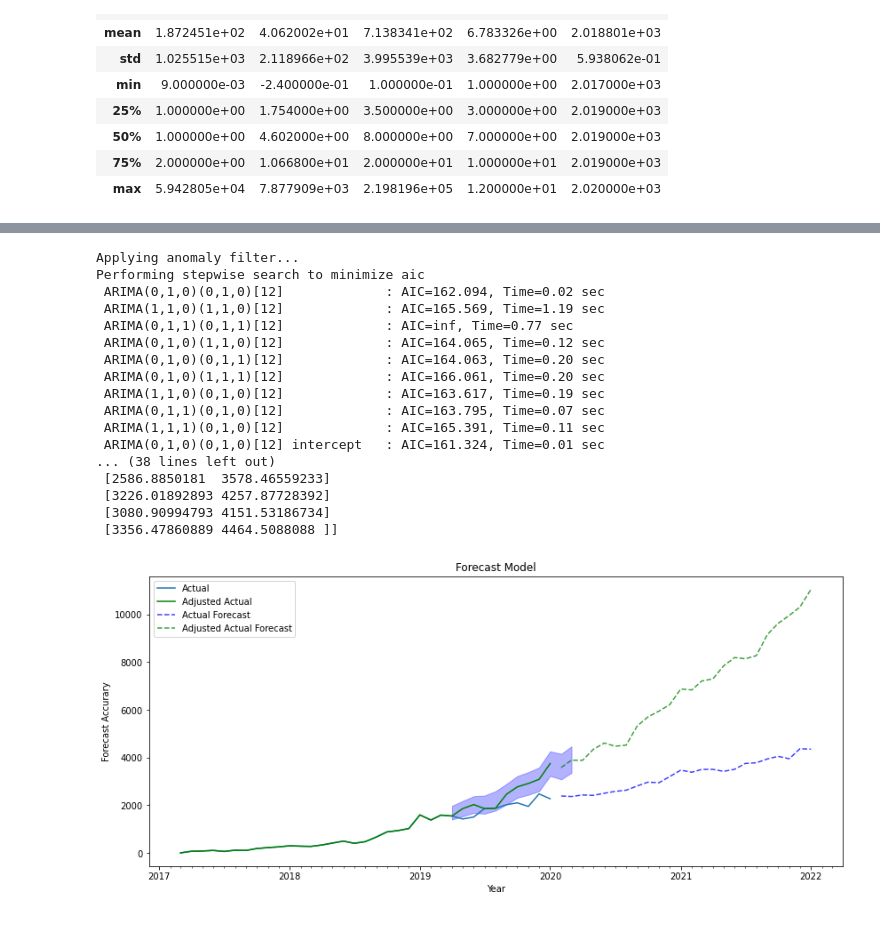
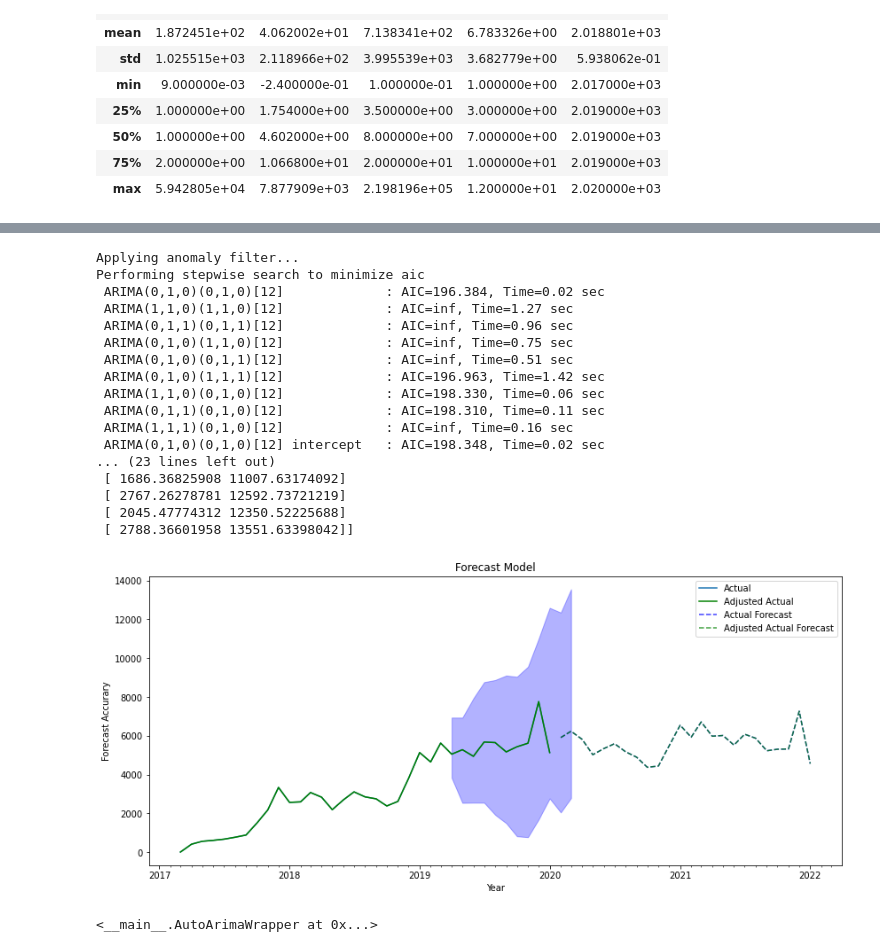
Before and after one commit to odog96veritic/forecast_generator, a Jupyter notebook: notebooks/test_daily_to_monthly.ipynb, the cells around one changed output, grey strips where cells are left out. Cells and saved outputs as stored; diff of their text form; code cells hidden in the pictures.

```diff
--- a/notebooks/test_daily_to_monthly.ipynb
+++ b/notebooks/test_daily_to_monthly.ipynb
@@ -117,14 +117,22 @@ class AutoArimaWrapper(ModelWrapper):
         return conf_int
 
 class KerasWrapper(ModelWrapper):
+    # WIP
     def __init__(self, **kwargs):
+        self.__kwargs = kwargs
         super().__init__(**kwargs)
 
+    def fit(self, y: typing.Union[list, np.array]):
+        kwargs = self.__kwargs.copy()
+        try:
+            kwargs.pop('y')
+        except:
+            pass
+        self.__model = pmdarima.auto_arima(y=y, **kwargs)
 
+    def predict(self, *args, **kwargs):
+        return self.__model.predict(*args, **kwargs)
 
-
-## Changes to be made
-## 1 would like to add an argument
 
 class TSFM(object):
     def __init__(self,
@@ -134,9 +142,9 @@ class TSFM(object):
                  target_variable: typing.Union[int, str],
                  value_variable: typing.Union[int, str],
                  stop_date: str,         # stop date of train set, to split df to train and test sets
-                 model_wrapper: ModelWrapper,
                  input_is_monthly: bool,
                  output_is_monthly: bool,
+                 model_wrapper: ModelWrapper = None,
                  section_list: list = None,
                  alpha: float = 0.05,):
                 #  stepwise: bool = True,
@@ -183,6 +191,10 @@ class TSFM(object):
             return
         self.df = df.copy()
 
+        if self.model_wrapper is None:
+            print("Model wrapper is None, no model is trained.")
+            return
+
         # keys: sections(territories), value: list(train, test, pred), for easy storing and fetching data
         self.df_dict = dict()
         self.model_dict = dict()
@@ -222,8 +234,11 @@ class TSFM(object):
         if is_adjusted and self.output_is_monthly:
             agg_df = self.anomaly_filter(agg_df, alpha = self.alpha)
         if is_log_transformed is None:
-            is_log_transformed = self.is_log_transformed_dict[section]
-        if is_log_transformed:
+            try:
+                is_log_transformed = self.is_log_transformed_dict[section]
+            except:
+                is_log_transformed = False
+        if is_log_transformed and self.model_wrapper is not None:
             agg_df = TSFM.log_transform(agg_df)
         return agg_df
 
@@ -242,9 +257,9 @@ class TSFM(object):
     def get_pred_data(self, section: str, is_adjusted: bool, return_conf_int: bool = False):
         pred, ic = None, None
         if is_adjusted:
-            pred, ic = self.adjusted_pred_dict[section], self.adjusted_pred_ic_dict[section]
+            pred, ic = self.adjusted_pred_dict[section].copy(), self.adjusted_pred_ic_dict[section].copy()
         else:
-            pred, ic = self.pred_dict[section], self.pred_ic_dict[section]
+            pred, ic = self.pred_dict[section].copy(), self.pred_ic_dict[section].copy()
         if return_conf_int:
             return pred, ic
         return pred
@@ -297,10 +312,12 @@ class TSFM(object):
         for section in self.section_list:
             actual_pred = self.get_pred_data(section, is_adjusted=False)
             adjusted_actual_pred = self.get_pred_data(section, is_adjusted=True)
-            pred = pd.DataFrame(data={actual_pred.columns[0]: actual_pred[actual_pred.columns[0]].to_numpy(), "value2": adjusted_actual_pred[adjusted_actual_pred.columns[0]].to_numpy()},
-                                index = actual_pred.index)
+            pred = pd.DataFrame(data={self.columns[0]: actual_pred[self.columns[0]].to_numpy(),
+                                      self.target_variable: [section for x in range(pred.shape[0])],
+                                      self.columns[2]: actual_pred[self.columns[2]].to_numpy(),
+                                      "value2": adjusted_actual_pred[self.columns[2]].to_numpy()})
             # pred.reset_index(inplace=True)
-            pred[self.target_variable] = [section for x in range(pred.shape[0])]
+            # pred[self.target_variable] = [section for x in range(pred.shape[0])]
             return_df = return_df.append(pred, ignore_index=True)
         return_df.sort_values(by=[self.columns[1], self.columns[0]], inplace=True, ignore_index=True)
         return return_df
@@ -520,21 +537,25 @@ Total fit time: 37.261 seconds
 # %%
-tsfm.plot("Accessories")
+tsfm.plot("Filters")
 # %% [output]
 Applying anomaly filter...
 Performing stepwise search to minimize aic
- ARIMA(0,1,0)(0,1,0)[12]             : AIC=162.094, Time=0.02 sec
- ARIMA(1,1,0)(1,1,0)[12]             : AIC=165.569, Time=1.19 sec
- ARIMA(0,1,1)(0,1,1)[12]             : AIC=inf, Time=0.77 sec
- ARIMA(0,1,0)(1,1,0)[12]             : AIC=164.065, Time=0.12 sec
- ARIMA(0,1,0)(0,1,1)[12]             : AIC=164.063, Time=0.20 sec
- ARIMA(0,1,0)(1,1,1)[12]             : AIC=166.061, Time=0.20 sec
- ARIMA(1,1,0)(0,1,0)[12]             : AIC=163.617, Time=0.19 sec
- ARIMA(0,1,1)(0,1,0)[12]             : AIC=163.795, Time=0.07 sec
- ARIMA(1,1,1)(0,1,0)[12]             : AIC=165.391, Time=0.11 sec
- ARIMA(0,1,0)(0,1,0)[12] intercept   : AIC=161.324, Time=0.01 sec
-... (38 lines left out)
- [2586.8850181  3578.46559233]
- [3226.01892893 4257.87728392]
- [3080.90994793 4151.53186734]
- [3356.47860889 4464.5088088 ]]
+ ARIMA(0,1,0)(0,1,0)[12]             : AIC=196.384, Time=0.02 sec
+ ARIMA(1,1,0)(1,1,0)[12]             : AIC=inf, Time=1.27 sec
+ ARIMA(0,1,1)(0,1,1)[12]             : AIC=inf, Time=0.96 sec
+ ARIMA(0,1,0)(1,1,0)[12]             : AIC=inf, Time=0.75 sec
+ ARIMA(0,1,0)(0,1,1)[12]             : AIC=inf, Time=0.51 sec
+ ARIMA(0,1,0)(1,1,1)[12]             : AIC=196.963, Time=1.42 sec
+ ARIMA(1,1,0)(0,1,0)[12]             : AIC=198.330, Time=0.06 sec
+ ARIMA(0,1,1)(0,1,0)[12]             : AIC=198.310, Time=0.11 sec
+ ARIMA(1,1,1)(0,1,0)[12]             : AIC=inf, Time=0.16 sec
+ ARIMA(0,1,0)(0,1,0)[12] intercept   : AIC=198.348, Time=0.02 sec
+... (23 lines left out)
+ [ 1686.36825908 11007.63174092]
+ [ 2767.26278781 12592.73721219]
+ [ 2045.47774312 12350.52225688]
+ [ 2788.36601958 13551.63398042]]
-[figure, old version]
+[figure, new version]
+# %%
+tsfm.get_model("Accessories", is_adjusted=False)
+# %% [output]
+<__main__.AutoArimaWrapper at 0x...>
```
Also changed, not shown: parts of 5 cells of this notebook, 1 other file.
